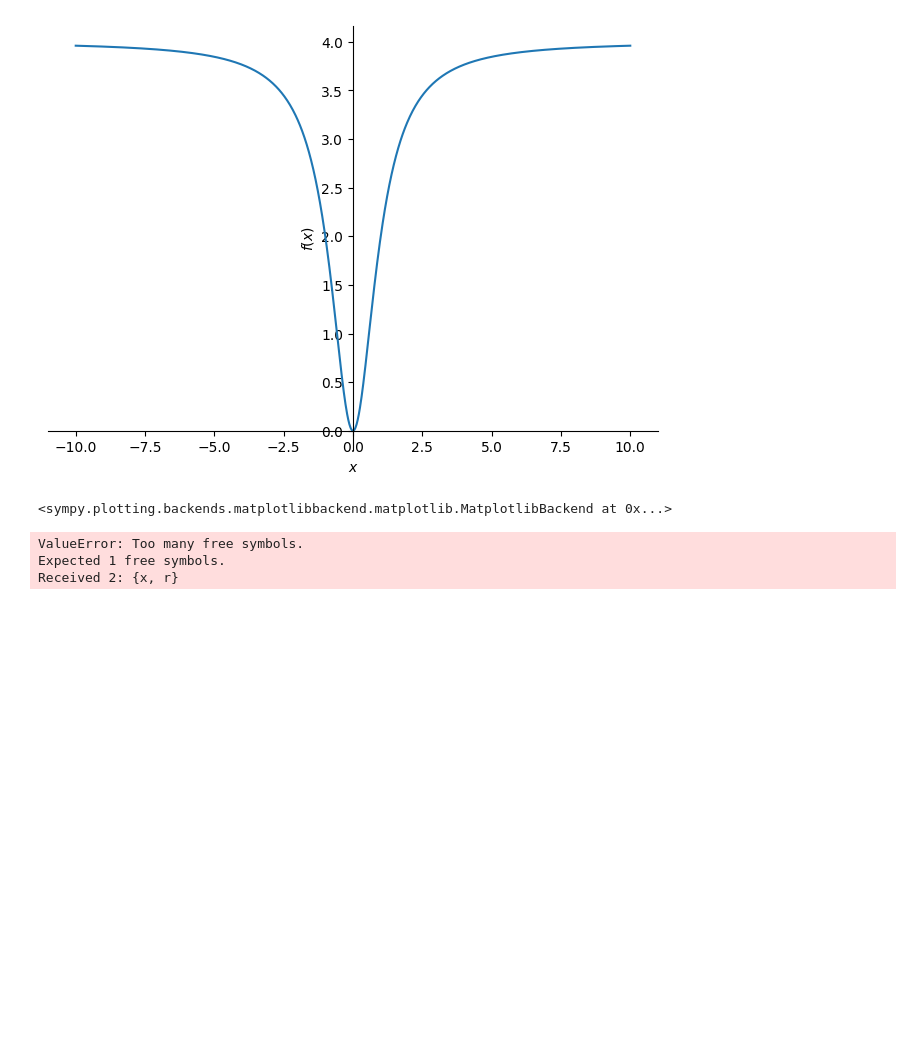
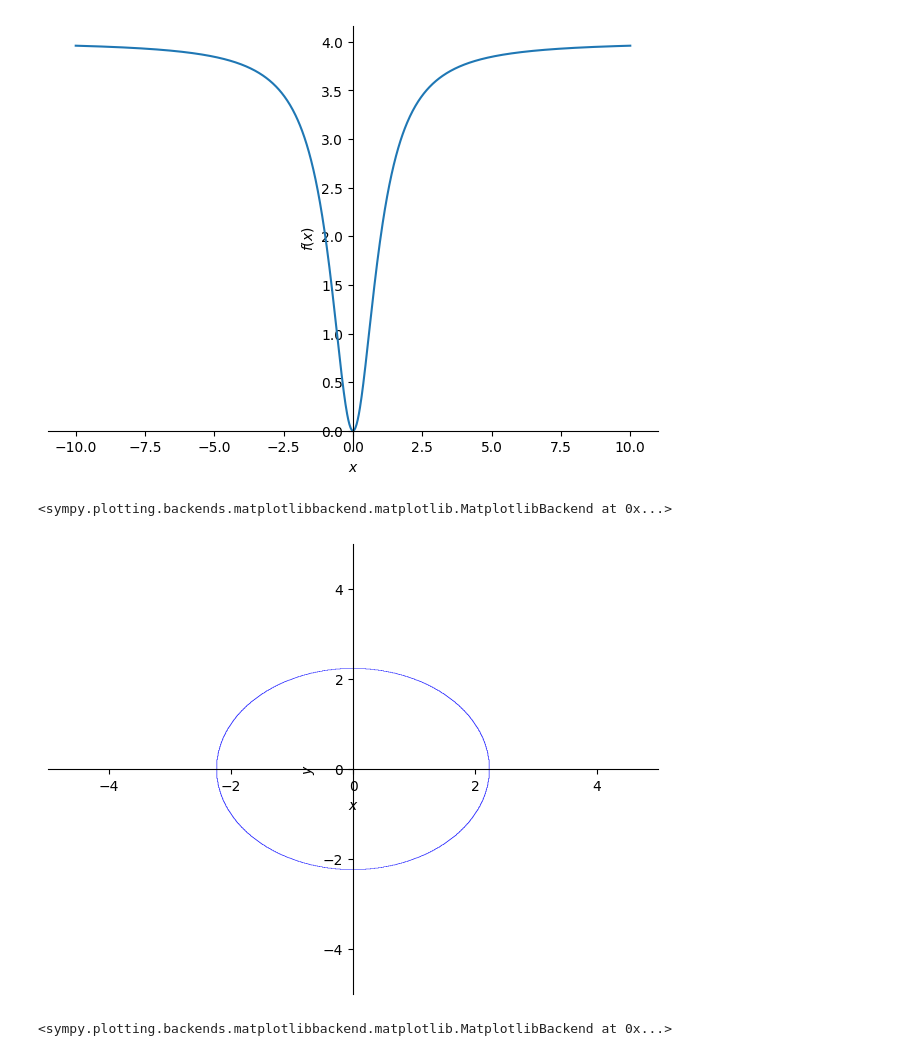
Before and after one commit to BushraOnika/pre-calculus-graph-with-sympy, a Jupyter notebook: chapter 1.ipynb, the cells around one changed output. Drawn from its saved outputs; the diff is of its cells as text; code cells hidden in the pictures; blank space fills up the shorter version.

```diff
--- a/chapter 1.ipynb
+++ b/chapter 1.ipynb
@@ -56,12 +56,10 @@ plot(y)
 [figure]
 <sympy.plotting.backends.matplotlibbackend.matplotlib.MatplotlibBackend at 0x...>
 # %%
-r=symbols("r")
+x,y=symbols("x y")
 # %%
-y=sqrt(r**2-x**2)
-y
-plot(y)
+eq=x**2+y**2
+plot_implicit(Eq(eq,5))
 # %% [output]
+[figure, added]
-ValueError: Too many free symbols.
-Expected 1 free symbols.
-Received 2: {x, r}
+<sympy.plotting.backends.matplotlibbackend.matplotlib.MatplotlibBackend at 0x...>
```
Also changed, not shown: 2 other files.
